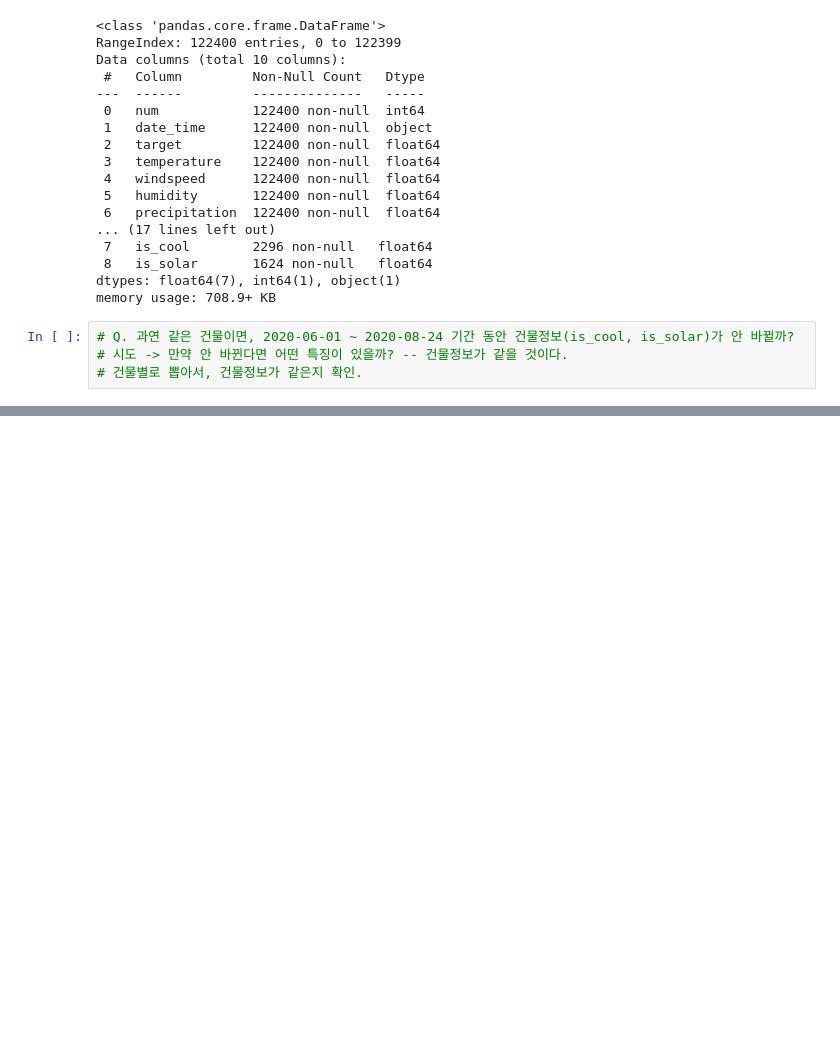
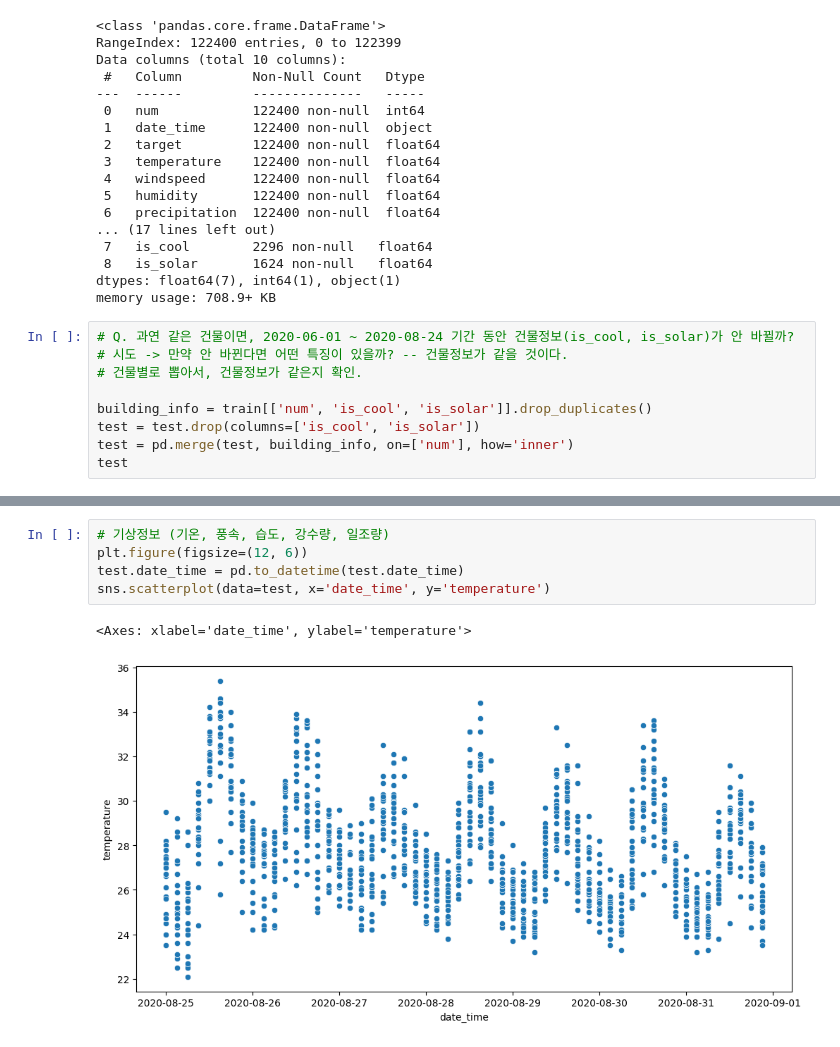
Before and after one commit to eunzzae/Off_Study_ML, a Jupyter notebook: 230927_ML_전력사용량_예측_AI_경진대회.ipynb, the cells around one changed output, grey strips where cells are left out. Saved outputs shown, nothing was run; the diff lists cells and outputs as text; blank space fills up the shorter version.

```diff
--- a/230927_ML_전력사용량_예측_AI_경진대회.ipynb
+++ b/230927_ML_전력사용량_예측_AI_경진대회.ipynb
@@ -152,3 +152,8 @@ memory usage: 708.9+ KB
 # Q. 과연 같은 건물이면, 2020-06-01 ~ 2020-08-24 기간 동안 건물정보(is_cool, is_solar)가 안 바뀔까?
 # 시도 -> 만약 안 바뀐다면 어떤 특징이 있을까? -- 건물정보가 같을 것이다.
 # 건물별로 뽑아서, 건물정보가 같은지 확인.
+
+building_info = train[['num', 'is_cool', 'is_solar']].drop_duplicates()
+test = test.drop(columns=['is_cool', 'is_solar'])
+test = pd.merge(test, building_info, on=['num'], how='inner')
+test
@@ -154,0 +174,8 @@ memory usage: 708.9+ KB
+# %%
+# 기상정보 (기온, 풍속, 습도, 강수량, 일조량)
+plt.figure(figsize=(12, 6))
+test.date_time = pd.to_datetime(test.date_time)
+sns.scatterplot(data=test, x='date_time', y='temperature')
+# %% [output]
+<Axes: xlabel='date_time', ylabel='temperature'>
+[figure, added]
```
Also changed, not shown: parts of 1 cell of this notebook.
